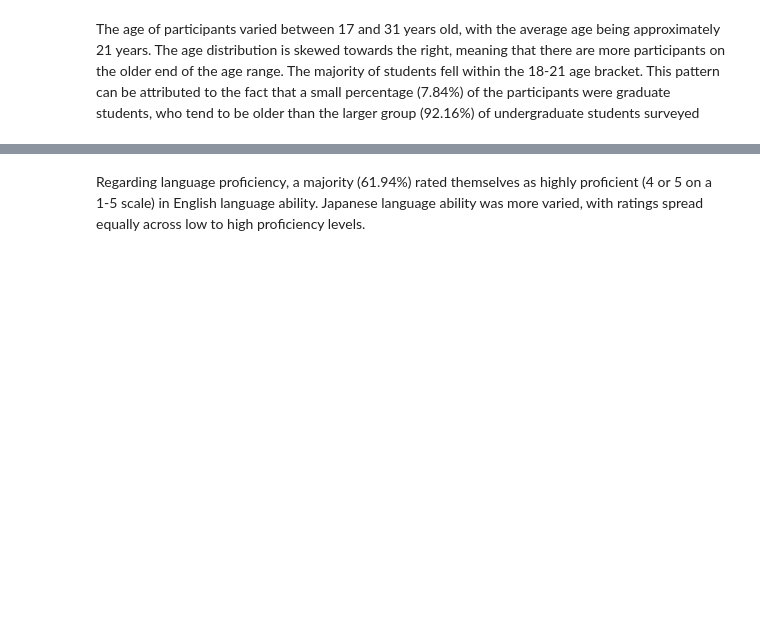
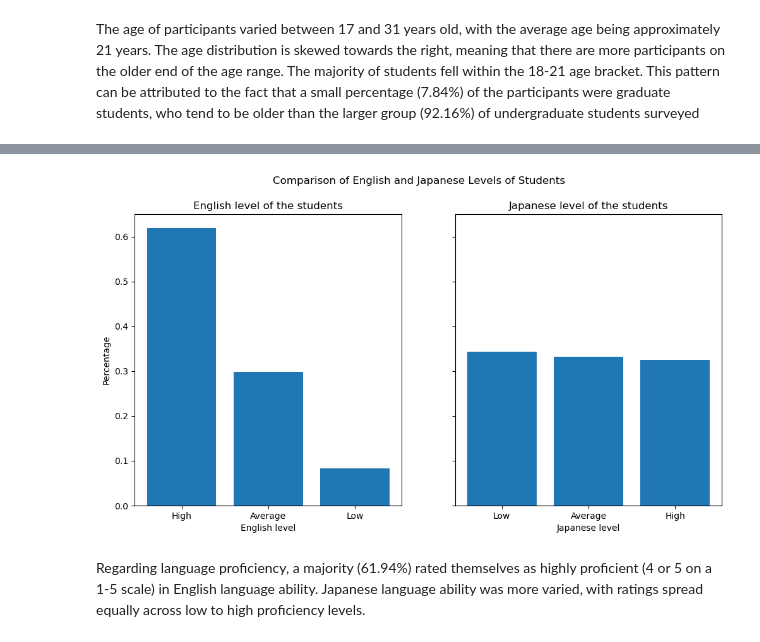
Before and after one commit to littlexflower/student-mental-health, a Jupyter notebook: notebook.ipynb, the cells around one changed output, grey strips where cells are left out. Cells and saved outputs as stored; diff of their text form; code cells hidden in the pictures; blank space fills up the shorter version.

```diff
--- a/notebook.ipynb
+++ b/notebook.ipynb
@@ -191,3 +146,33 @@ fig
+# %%
+def create_percentages(data, category_column):
+    percentages = data[category_column].value_counts(normalize=True).reset_index()
+    percentages.columns = [category_column, 'percentage']
+    return percentages
+
+# Calculate percentages
+english_percentages = create_percentages(students, 'English_cate')
+japanese_percentages = create_percentages(students, 'Japanese_cate')
+
+# Create a subplot figure
+fig, (ax1, ax2) = plt.subplots(1, 2, sharey=True, figsize=(12, 6))
+
+# Plot the English level bar chart
+ax1.bar(english_percentages['English_cate'], english_percentages['percentage'])
+ax1.set_title('English level of the students')
+ax1.set_xlabel('English level')
+ax1.set_ylabel('Percentage')
+
+# Plot the Japanese level bar chart
+ax2.bar(japanese_percentages['Japanese_cate'], japanese_percentages['percentage'])
+ax2.set_title('Japanese level of the students')
+ax2.set_xlabel('Japanese level')
+
+# Update layout
+fig.suptitle('Comparison of English and Japanese Levels of Students')
+
+plt.show()
+# %% [output]
+[figure, added]
 # %% [markdown]
 Regarding language proficiency, a majority (61.94%) rated themselves as highly proficient (4 or 5 on a 1-5 scale) in English language ability. Japanese language ability was more varied, with ratings spread equally across low to high proficiency levels.
 # %% [markdown]
```
Also changed, not shown: parts of 7 cells of this notebook.
